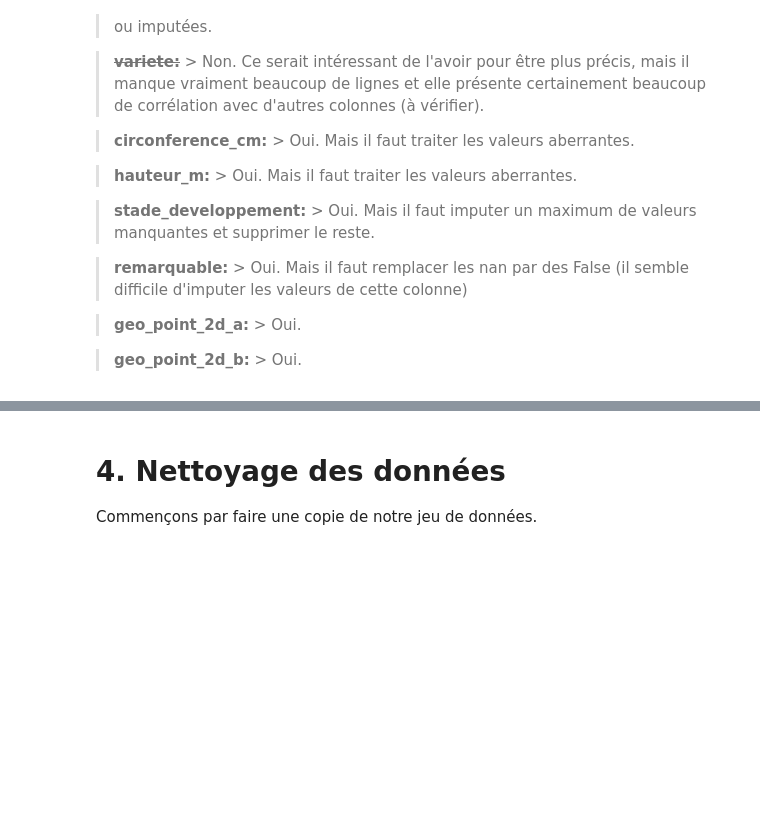
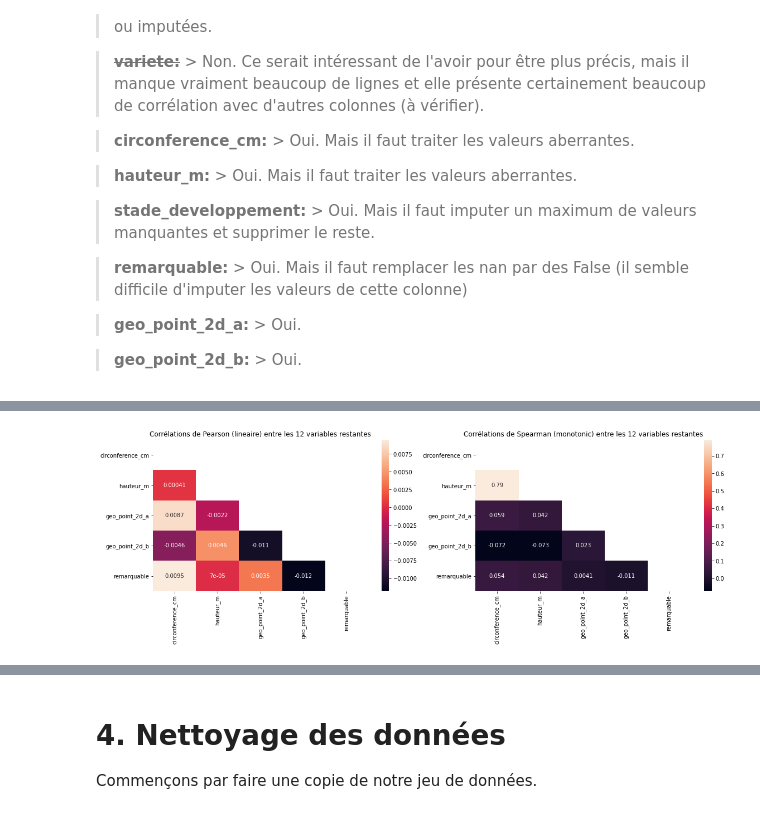
Before and after one commit to Valkea/OC_AI_02, a Jupyter notebook: EDA.ipynb, the cells around one changed output, grey strips where cells are left out. Drawn from its saved outputs; the diff is of its cells as text; code cells hidden in the pictures; blank space fills up the shorter version.

```diff
--- a/EDA.ipynb
+++ b/EDA.ipynb
@@ -1253,6 +1353,6 @@ la longitude de l'emplacement de l'arbre.
 
 > **geo_point_2d_b:** > Oui.
 # %%
-vars_quantitatives = ['circonference_cm', 'hauteur_m', 'geo_point_2d_a', 'geo_point_2d_b']
-vars_qualitatives = ['domanialite', 'arrondissement', 'lieu', 'libelle_francais', 'genre', 'espece', 'stade_developpement', 'remarquable']
-vars_drop = ['id', 'type_emplacement', 'complement_addresse', 'id_emplacement', 'variete']
+vars_numerical = ['circonference_cm', 'hauteur_m', 'geo_point_2d_a', 'geo_point_2d_b', 'remarquable']
+vars_categorical = ['domanialite', 'arrondissement', 'lieu', 'lieu_split0', 'libelle_francais', 'genre', 'espece', 'stade_developpement']
+vars_drop = ['id', 'numero', 'type_emplacement', 'complement_addresse', 'id_emplacement', 'variete']
@@ -1258,0 +1378,18 @@ vars_drop = ['id', 'type_emplacement', 'complement_addresse', 'id_emplacement',
+# %%
+fig = plt.figure(figsize=(19,5))
+
+plt.subplot(1,2,1)
+corr= data[vars_numerical].corr(method="pearson")
+matrix = np.triu(corr)
+ax = sns.heatmap(corr, annot=True, mask=matrix)
+ax.set_title('Corrélations de Pearson (lineaire) entre les 12 variables restantes')
+
+plt.subplot(1,2,2)
+corr= data[vars_numerical].corr(method="spearman")
+matrix = np.triu(corr)
+ax = sns.heatmap(corr, annot=True, mask=matrix)
+ax.set_title('Corrélations de Spearman (monotonic) entre les 12 variables restantes')
+
+plt.show()
+# %% [output]
+[figure, added]
```
Also changed, not shown: parts of 151 cells of this notebook.
